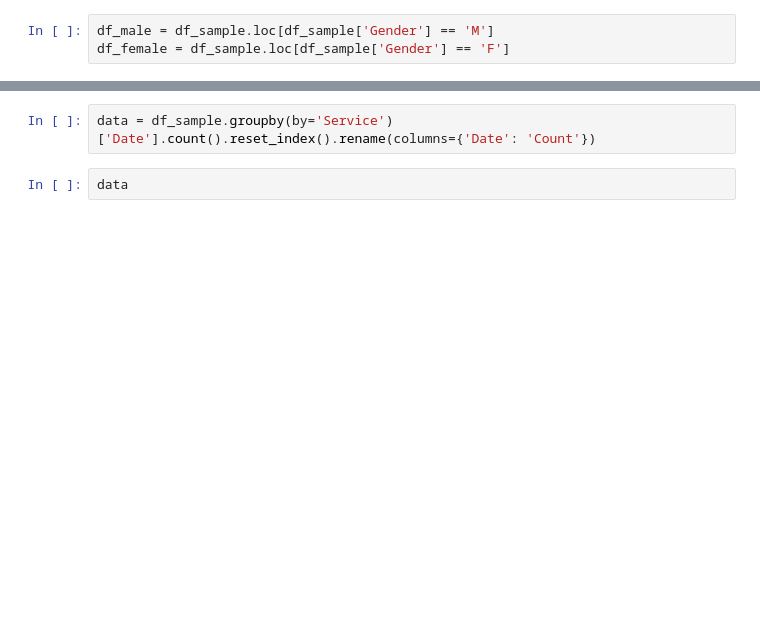
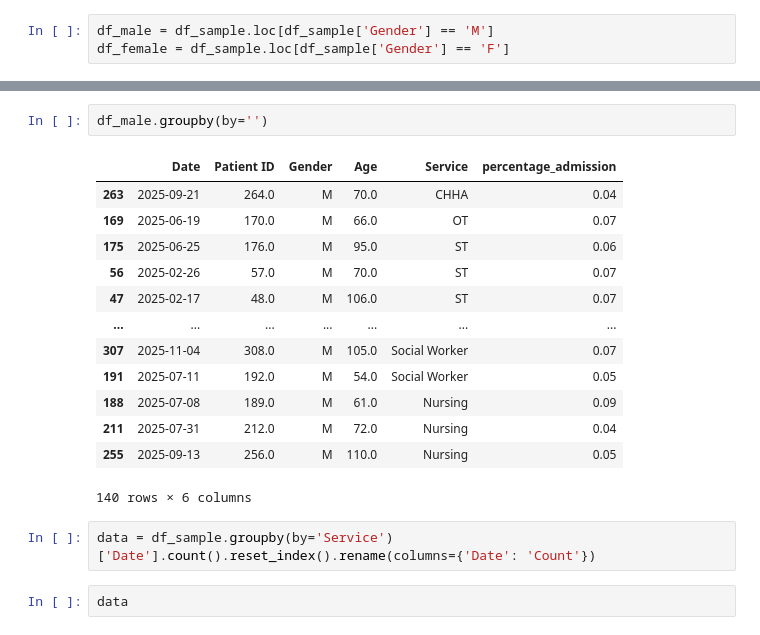
Before and after one commit to MSDS698/2021-product-analytics-group-project-group_2_haoma, a Jupyter notebook: code/backend/Untitled.ipynb, the cells around one changed output, grey strips where cells are left out. Drawn from its saved outputs; the diff is of its cells as text; blank space fills up the shorter version.

```diff
--- a/code/backend/Untitled.ipynb
+++ b/code/backend/Untitled.ipynb
@@ -60,6 +128,22 @@ fig.update_layout(
 fig.show()
 # %% [output]
 [interactive output not drawn]
+# %%
+df_male.groupby(by='')
+# %% [output]
+|  | Date | Patient ID | Gender | Age | Service | percentage_admission |
+| 263 | 2025-09-21 | 264.0 | M | 70.0 | CHHA | 0.04 |
+| 169 | 2025-06-19 | 170.0 | M | 66.0 | OT | 0.07 |
+| 175 | 2025-06-25 | 176.0 | M | 95.0 | ST | 0.06 |
+| 56 | 2025-02-26 | 57.0 | M | 70.0 | ST | 0.07 |
+| 47 | 2025-02-17 | 48.0 | M | 106.0 | ST | 0.07 |
+| ... | ... | ... | ... | ... | ... | ... |
+| 307 | 2025-11-04 | 308.0 | M | 105.0 | Social Worker | 0.07 |
+| 191 | 2025-07-11 | 192.0 | M | 54.0 | Social Worker | 0.05 |
+| 188 | 2025-07-08 | 189.0 | M | 61.0 | Nursing | 0.09 |
+| 211 | 2025-07-31 | 212.0 | M | 72.0 | Nursing | 0.04 |
+| 255 | 2025-09-13 | 256.0 | M | 110.0 | Nursing | 0.05 |
+140 rows × 6 columns
 # %%
 data = df_sample.groupby(by='Service')['Date'].count().reset_index().rename(columns={'Date': 'Count'})
 # %%
```
Also changed, not shown: parts of 18 cells of this notebook.
